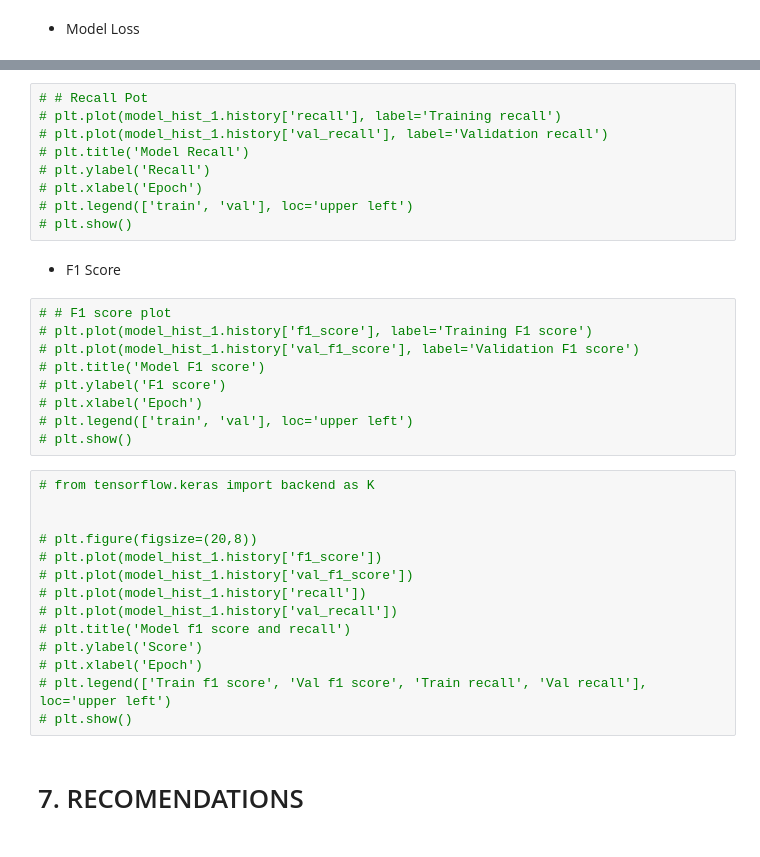
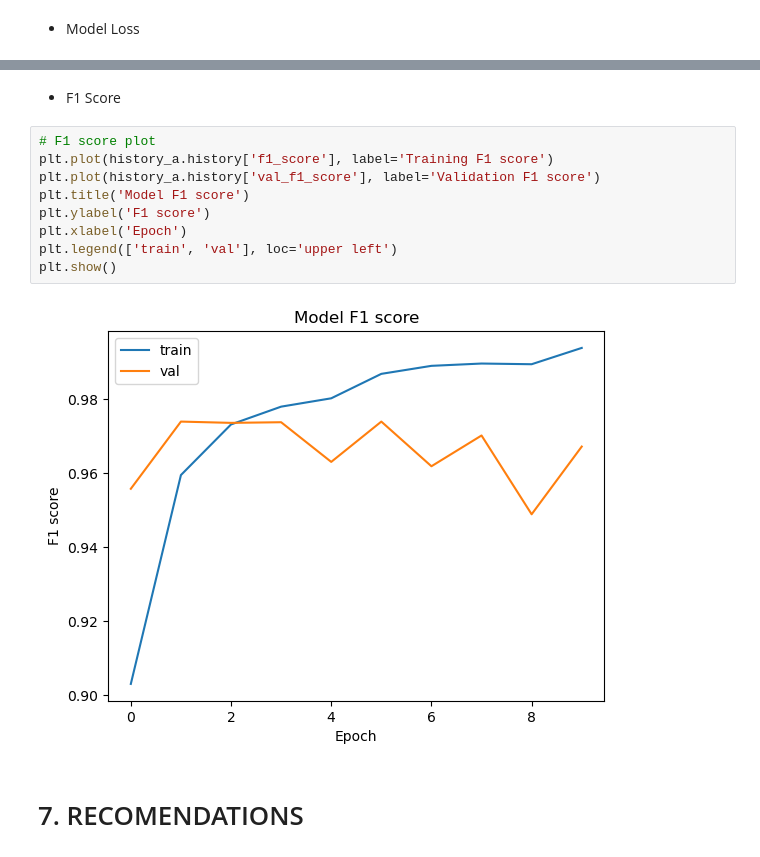
Before and after one commit to BrianKip035/-Image-Classification-with-Deep-Learning, a Jupyter notebook: notebook.ipynb, the cells around one changed output, grey strips where cells are left out. Saved outputs shown, nothing was run; the diff lists cells and outputs as text.

```diff
--- a/notebook.ipynb
+++ b/notebook.ipynb
@@ -642,36 +784,15 @@ plt.show()
-# %%
-# # Recall Pot
-# plt.plot(model_hist_1.history['recall'], label='Training recall')
-# plt.plot(model_hist_1.history['val_recall'], label='Validation recall')
-# plt.title('Model Recall')
-# plt.ylabel('Recall')
-# plt.xlabel('Epoch')
-# plt.legend(['train', 'val'], loc='upper left')
-# plt.show()
 # %% [markdown]
 * F1 Score
 # %%
-# # F1 score plot
-# plt.plot(model_hist_1.history['f1_score'], label='Training F1 score')
-# plt.plot(model_hist_1.history['val_f1_score'], label='Validation F1 score')
-# plt.title('Model F1 score')
-# plt.ylabel('F1 score')
-# plt.xlabel('Epoch')
-# plt.legend(['train', 'val'], loc='upper left')
-# plt.show()
+# F1 score plot
+plt.plot(history_a.history['f1_score'], label='Training F1 score')
+plt.plot(history_a.history['val_f1_score'], label='Validation F1 score')
+plt.title('Model F1 score')
+plt.ylabel('F1 score')
+plt.xlabel('Epoch')
+plt.legend(['train', 'val'], loc='upper left')
+plt.show()
+# %% [output]
+[figure, added]
-# %%
-# from tensorflow.keras import backend as K
-
-
-# plt.figure(figsize=(20,8))
-# plt.plot(model_hist_1.history['f1_score'])
-# plt.plot(model_hist_1.history['val_f1_score'])
-# plt.plot(model_hist_1.history['recall'])
-# plt.plot(model_hist_1.history['val_recall'])
-# plt.title('Model f1 score and recall')
-# plt.ylabel('Score')
-# plt.xlabel('Epoch')
-# plt.legend(['Train f1 score', 'Val f1 score', 'Train recall', 'Val recall'], loc='upper left')
-# plt.show()
 # %% [markdown]
 # 7. RECOMENDATIONS
```
Also changed, not shown: parts of 73 cells of this notebook, 2 other files.
